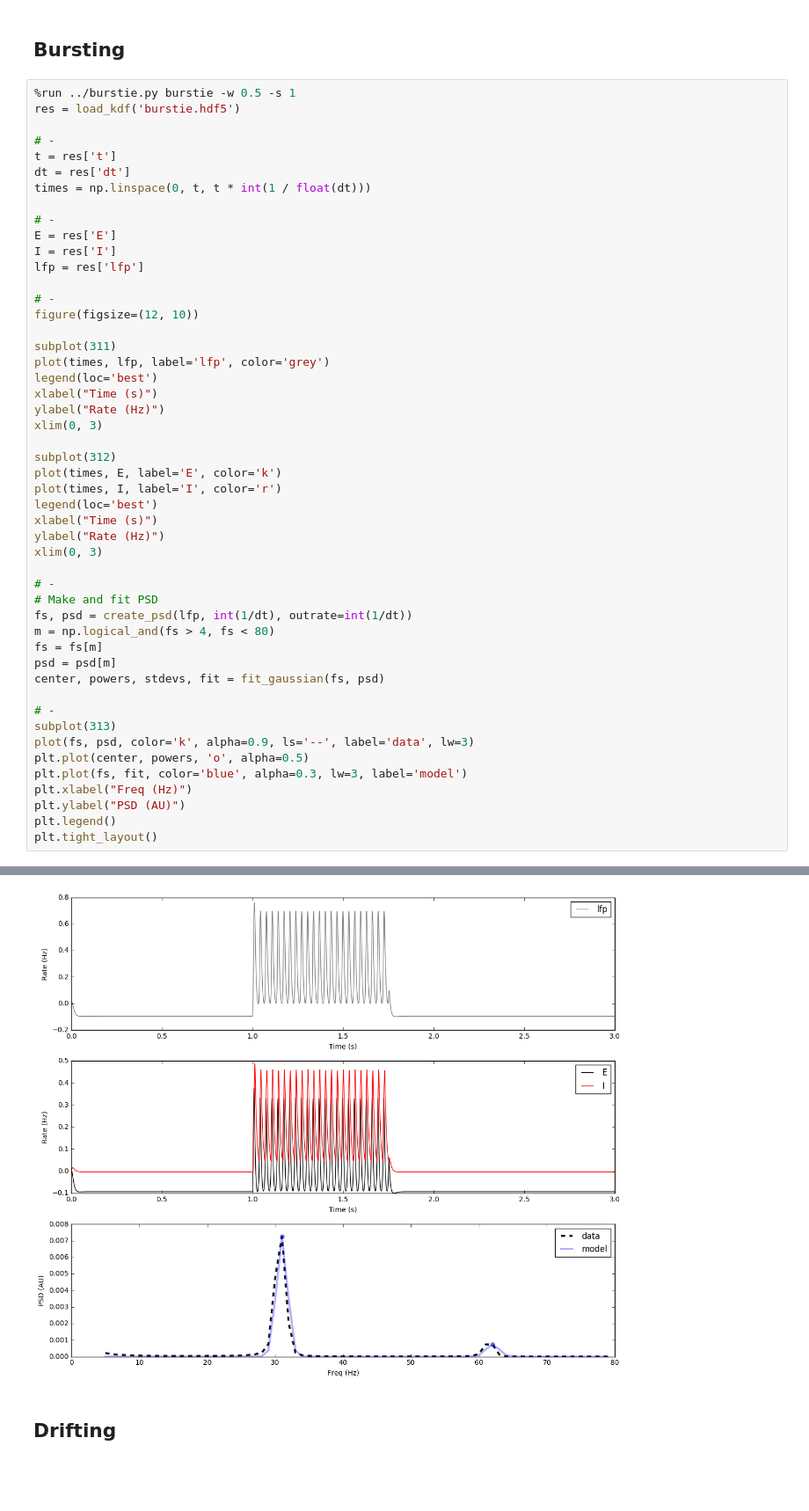
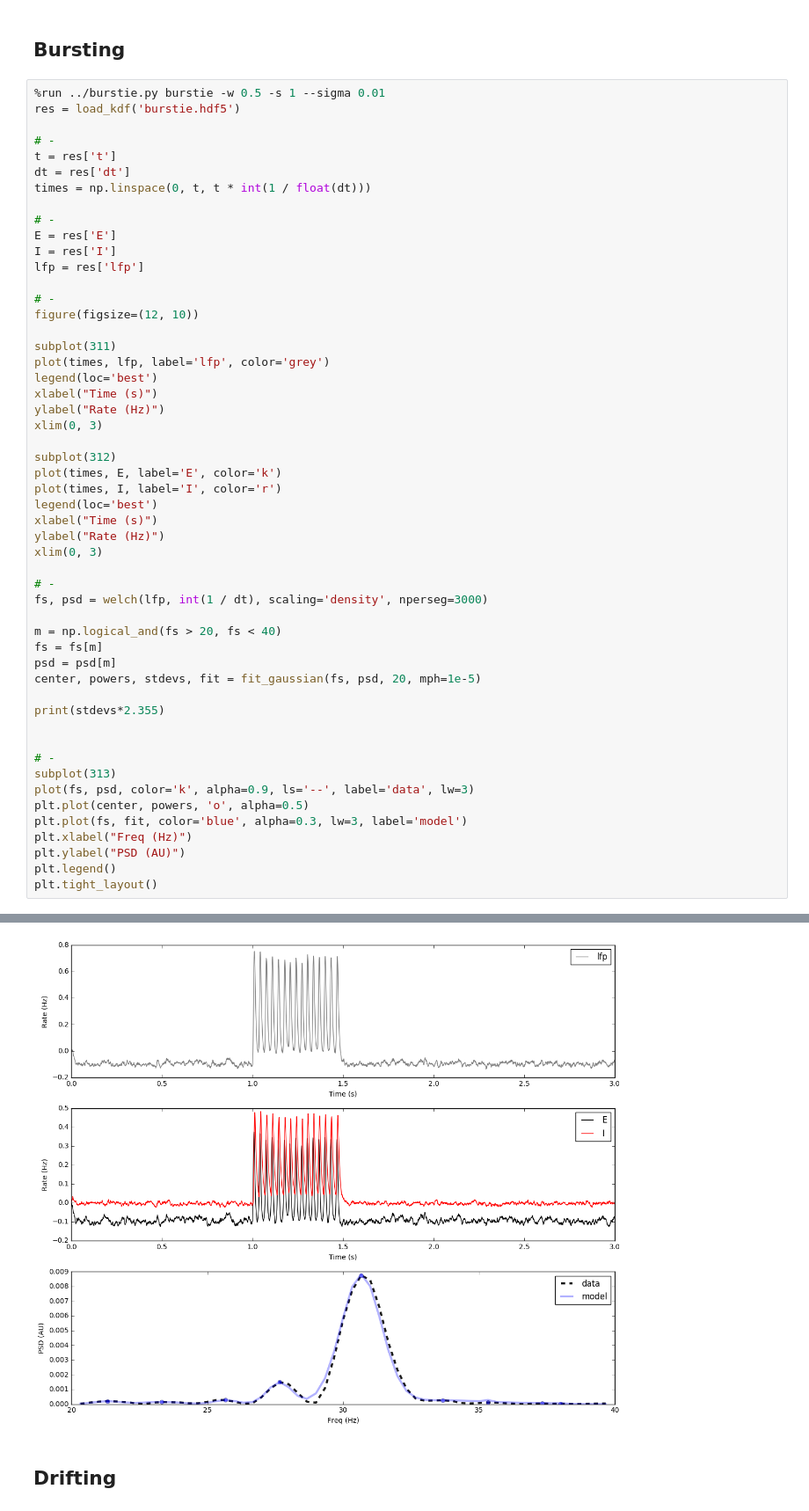
Before and after one commit to voytekresearch/bw, a Jupyter notebook: ipynb/sandbox.ipynb, the cells around one changed output, grey strips where cells are left out. Shown: that part at 88% size. Cells and saved outputs as stored; diff of their text form; blank space fills up the shorter version.

```diff
--- a/ipynb/sandbox.ipynb
+++ b/ipynb/sandbox.ipynb
@@ -133,7 +122,7 @@ plt.tight_layout()
 # %% [markdown]
 ## Bursting
 # %%
-%run ../burstie.py burstie -w 0.5 -s 1
+%run ../burstie.py burstie -w 0.5 -s 1 --sigma 0.01
 res = load_kdf('burstie.hdf5')
 
 # -
@@ -165,12 +154,15 @@ ylabel("Rate (Hz)")
 xlim(0, 3)
 
 # -
-# Make and fit PSD
-fs, psd = create_psd(lfp, int(1/dt), outrate=int(1/dt))
-m = np.logical_and(fs > 4, fs < 80)
+fs, psd = welch(lfp, int(1 / dt), scaling='density', nperseg=3000)
+
+m = np.logical_and(fs > 20, fs < 40)
 fs = fs[m]
 psd = psd[m]
-center, powers, stdevs, fit = fit_gaussian(fs, psd)
+center, powers, stdevs, fit = fit_gaussian(fs, psd, 20, mph=1e-5)
+
+print(stdevs*2.355)
+
 
 # -
 subplot(313)
@@ -186,4 +180,4 @@ INFO       No numerical integration method specified for group 'neurongroup', us
-[figure, old version]
+[figure, new version]
 # %% [markdown]
 ## Drifting
 # %%
```
Also changed, not shown: parts of 13 cells of this notebook, 5 other files.
